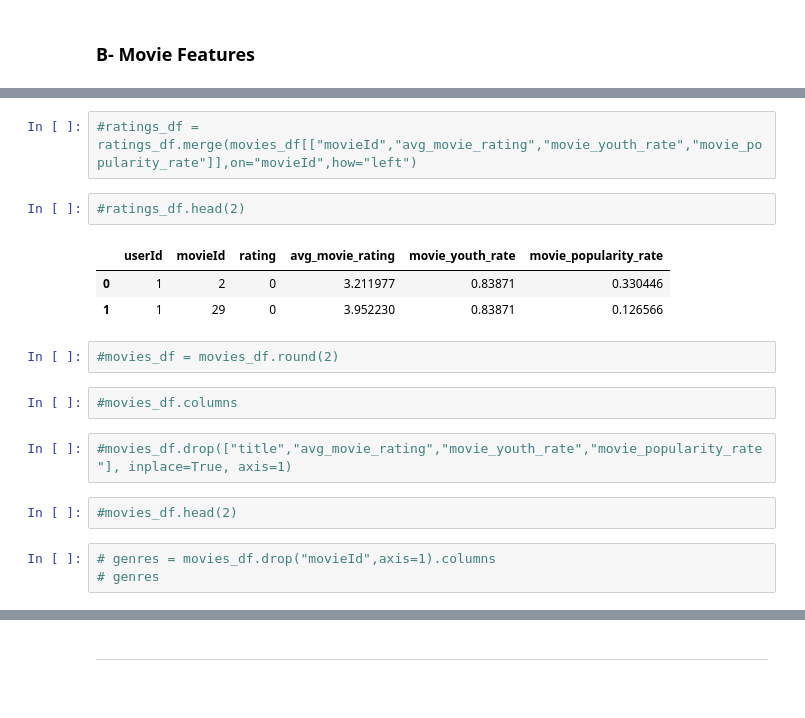
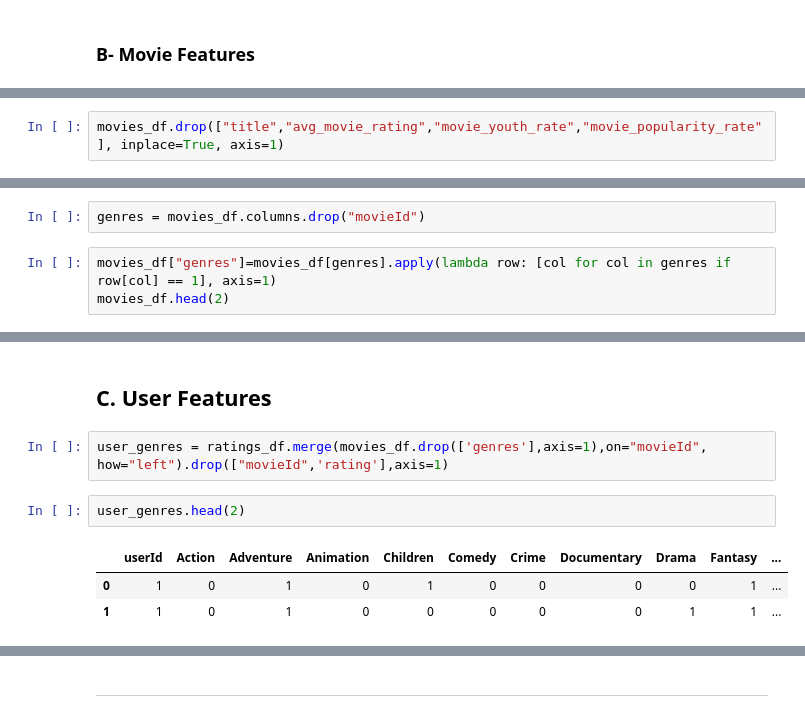
Before and after one commit to jcrigoni/grand_ml_project, a Jupyter notebook: New_Model_LightFM.ipynb, the cells around one changed output, grey strips where cells are left out. Cells and saved outputs as stored; diff of their text form.

Commit message:
Try adding user features

```diff
--- a/New_Model_LightFM.ipynb
+++ b/New_Model_LightFM.ipynb
@@ -44,0 +53,2 @@ array([[     1,      2,      0],
+# %%
+movies_df.drop(["title","avg_movie_rating","movie_youth_rate","movie_popularity_rate"], inplace=True, axis=1)
@@ -44,0 +61,5 @@ array([[     1,      2,      0],
+# %%
+genres = movies_df.columns.drop("movieId")
+# %%
+movies_df["genres"]=movies_df[genres].apply(lambda row: [col for col in genres if row[col] == 1], axis=1)
+movies_df.head(2)
@@ -45,19 +92,10 @@ array([[     1,      2,      0],
+# %% [markdown]
+## C. User Features
 # %%
-#ratings_df = ratings_df.merge(movies_df[["movieId","avg_movie_rating","movie_youth_rate","movie_popularity_rate"]],on="movieId",how="left")
+user_genres = ratings_df.merge(movies_df.drop(['genres'],axis=1),on="movieId", how="left").drop(["movieId",'rating'],axis=1)
 # %%
-#ratings_df.head(2)
+user_genres.head(2)
 # %% [output]
-|  | userId | movieId | rating | avg_movie_rating | movie_youth_rate | movie_popularity_rate |
-| 0 | 1 | 2 | 0 | 3.211977 | 0.83871 | 0.330446 |
-| 1 | 1 | 29 | 0 | 3.952230 | 0.83871 | 0.126566 |
+|  | userId | Action | Adventure | Animation | Children | Comedy | Crime | Documentary | Drama | Fantasy | ... |
+| 0 | 1 | 0 | 1 | 0 | 1 | 0 | 0 | 0 | 0 | 1 | ... |
+| 1 | 1 | 0 | 1 | 0 | 0 | 0 | 0 | 0 | 1 | 1 | ... |
-# %%
-#movies_df = movies_df.round(2)
-# %%
-#movies_df.columns
-# %%
-#movies_df.drop(["title","avg_movie_rating","movie_youth_rate","movie_popularity_rate"], inplace=True, axis=1)
-# %%
-#movies_df.head(2)
-# %%
-# genres = movies_df.drop("movieId",axis=1).columns
-# genres
```
Also changed, not shown: parts of 38 cells of this notebook, 1 other file.
